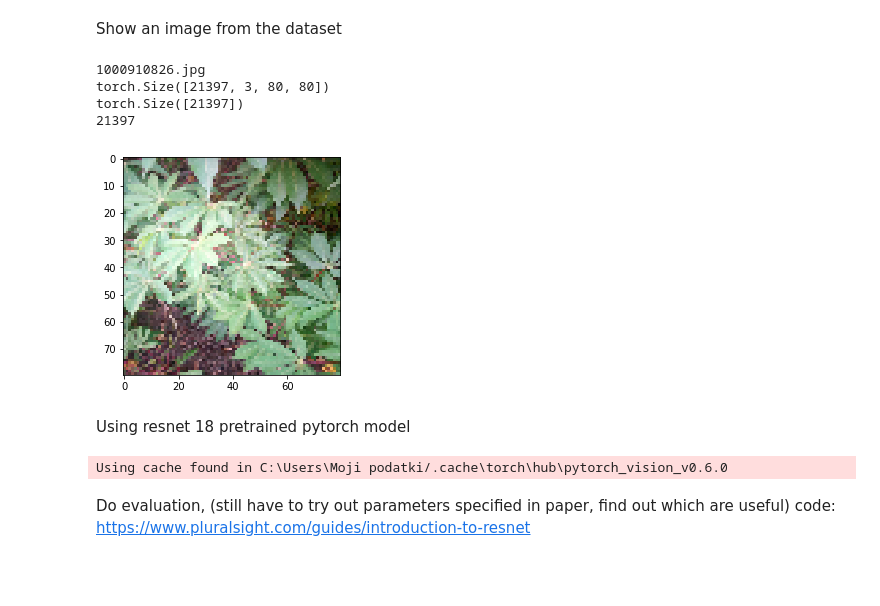
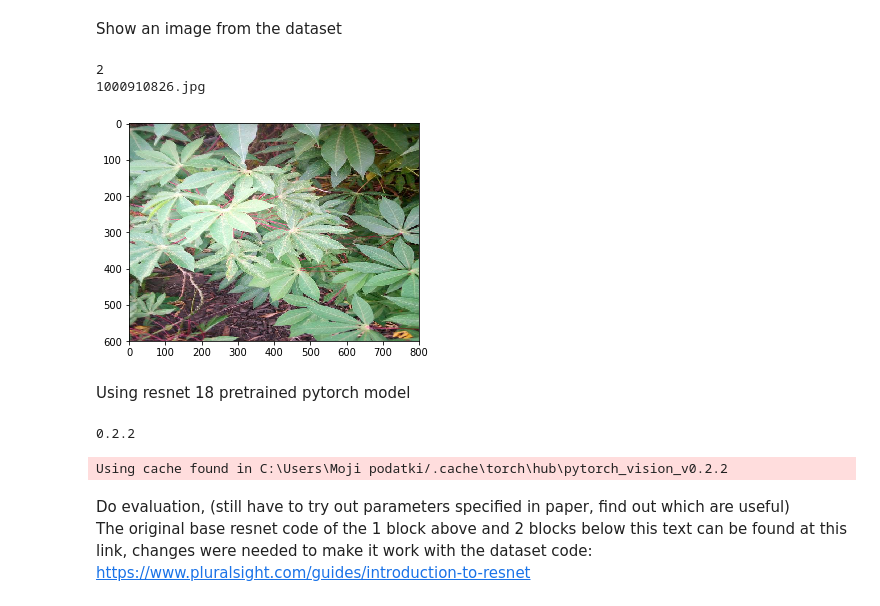
Before and after one commit to Zanz2/CassavaPlantDisseaseImageClassification, a Jupyter notebook: Pattern_recognition_project.ipynb, the cells around one changed output. Cells and saved outputs as stored; diff of their text form; code cells hidden in the pictures; blank space fills up the shorter version.

Commit message:
Improved pre processing of the model using transforms

```diff
--- a/Pattern_recognition_project.ipynb
+++ b/Pattern_recognition_project.ipynb
@@ -32,20 +34,0 @@ Scaling down the images and saving them to an object
-# %%
-#setting the path to the directory containing the pics
-path = './data/train_images'
-scaling = (80,80) #scale the images down to this resolution
-output_images = './data/train_scaled'
-output_filenames = './data/train_scaled_index'
-
-if not os.path.isfile('{}.npy'.format(output_images)):
-    training_data = []
-    filenames = []
-    for img in os.listdir(path):
-        pic = cv2.imread(os.path.join(path,img))
-        pic = cv2.cvtColor(pic,cv2.COLOR_BGR2RGB)
-        pic = cv2.resize(pic,scaling)
-        training_data.append(pic)
-        filenames.append(img)
-
-    #converting the list to numpy array and saving it to a file using #numpy.save
-    np.save(output_images,np.array(training_data))
-    np.save(output_filenames,np.array(filenames))
@@ -83,24 +125,28 @@ def show_image(index):
 # %% [markdown]
 Show an image from the dataset
-# %%
-show_image(6)
-print(tensor_x.shape)
-print(tensor_y.shape)
-print(int(len(tensor_x)*0.75+1)+int(len(tensor_x)*0.25))
-# %% [output]
-1000910826.jpg
-torch.Size([21397, 3, 80, 80])
-torch.Size([21397])
-21397
-[figure, removed]
+# %%
+def show_image(index):
+    plt.imshow(img.imread('{}/{}'.format(path,labelled_dataset.values[index][0]))) # set the correct resolution here
+    print(labelled_dataset.values[index][1])
+    print(labelled_dataset.values[index][0])
+
+show_image(6)
+# %% [output]
+2
+1000910826.jpg
+[figure, added]
 # %% [markdown]
 Using resnet 18 pretrained pytorch model
+# %%
+print(torchvision.__version__) # Use this number below as the torchvision version or else theres a version conflict
+# %% [output]
+0.2.2
 # %%
-net = torch.hub.load('pytorch/vision:v0.6.0', 'resnet18', pretrained=True)
+net = torch.hub.load('pytorch/vision:v0.2.2', 'resnet18', pretrained=True)
 net = net.cuda() if device else net
 
 criterion = nn.CrossEntropyLoss()
-optimizer = optim.SGD(net.parameters(), lr=0.0001, momentum=0.9)
+optimizer = optim.SGD(net.parameters(), lr=learning_rate, momentum=0.9)
 
 
 def accuracy(out, labels):
@@ -108,10 +154,10 @@ def accuracy(out, labels):
     return torch.sum(pred==labels).item()
 
 num_ftrs = net.fc.in_features
-net.fc = nn.Linear(num_ftrs, 128)
+net.fc = nn.Linear(num_ftrs, num_classes)
 net.fc = net.fc.cuda() if use_cuda else net.fc
 # %% [output]
-Using cache found in C:\Users\Moji podatki/.cache\torch\hub\pytorch_vision_v0.6.0
+Using cache found in C:\Users\Moji podatki/.cache\torch\hub\pytorch_vision_v0.2.2
 # %% [markdown]
-Do evaluation, (still have to try out parameters specified in paper, find out which are useful) code: https://www.pluralsight.com/guides/introduction-to-resnet
+Do evaluation, (still have to try out parameters specified in paper, find out which are useful) <br> The original base resnet code of the 1 block above and 2 blocks below this text can be found at this link, changes were needed to make it work with the dataset code: https://www.pluralsight.com/guides/introduction-to-resnet
 # %%
```
Also changed, not shown: parts of 13 cells of this notebook, 3 other files.
